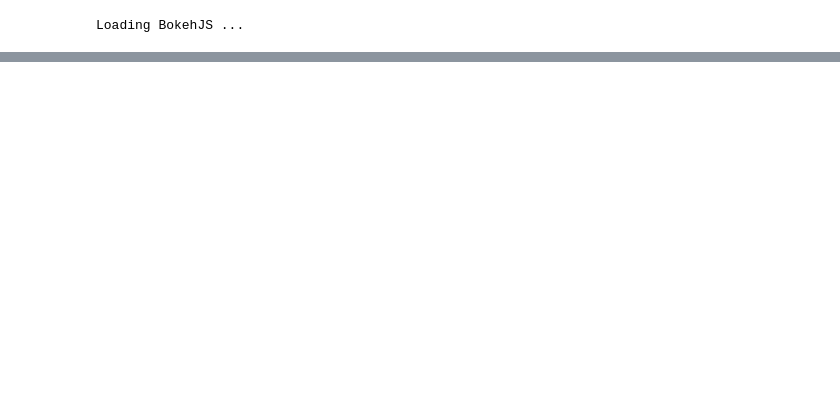
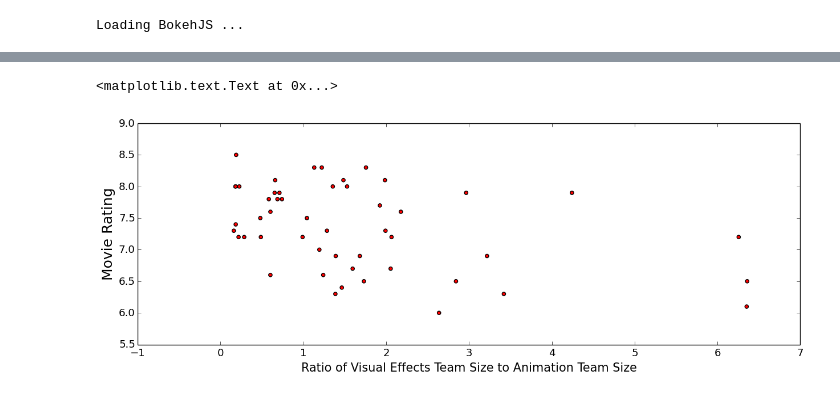
Before and after one commit to irenium/IMDB_scraping, a Jupyter notebook: Bokeh Plots.ipynb, the cells around one changed output, grey strips where cells are left out. Drawn from its saved outputs; the diff is of its cells as text; code cells hidden in the pictures; blank space fills up the shorter version.

```diff
--- a/Bokeh Plots.ipynb
+++ b/Bokeh Plots.ipynb
@@ -101 +130,13 @@ studio_list = sorted_df.index.tolist()
+# %%
+top50.reset_index().plot(x="ratio", y='rating', figsize = (15,5), kind='scatter', marker='o', color='r')
+#movie_df.plot(x="Year", y='visual_fx', kind='scatter', marker='x', ax=ax, label = "visual_fx")
+#plt.ylabel('Team Size', fontsize=14)
+plt.xlabel('Ratio of Visual Effects Team Size to Animation Team Size',fontsize=15)
+plt.xticks(fontsize=13)
+#plt.xlim([-0.5,7])
+plt.yticks(fontsize=13)
+plt.ylabel('Movie Rating', fontsize=18)
+# %% [output]
+<matplotlib.text.Text at 0x...>
+[figure, added]
 # %%
```
Also changed, not shown: parts of 11 cells of this notebook, 4 other files.
